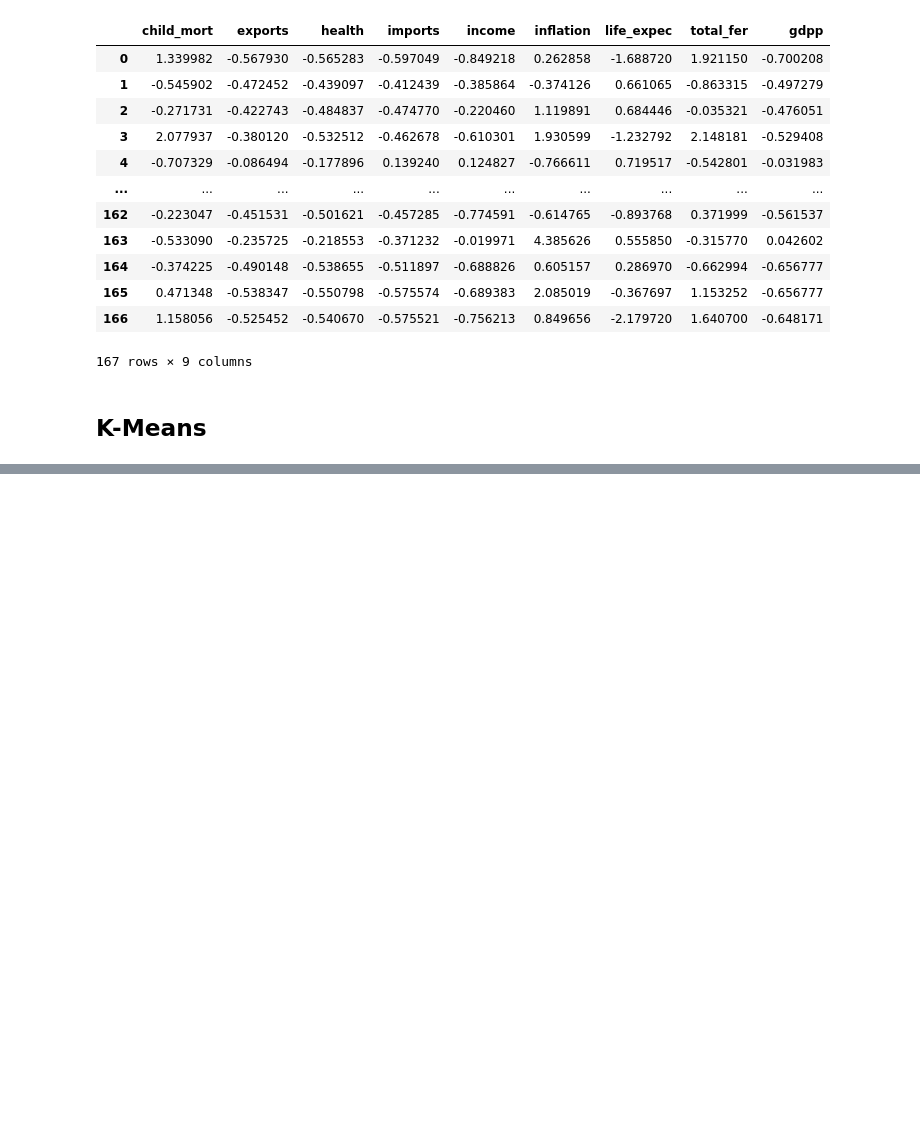
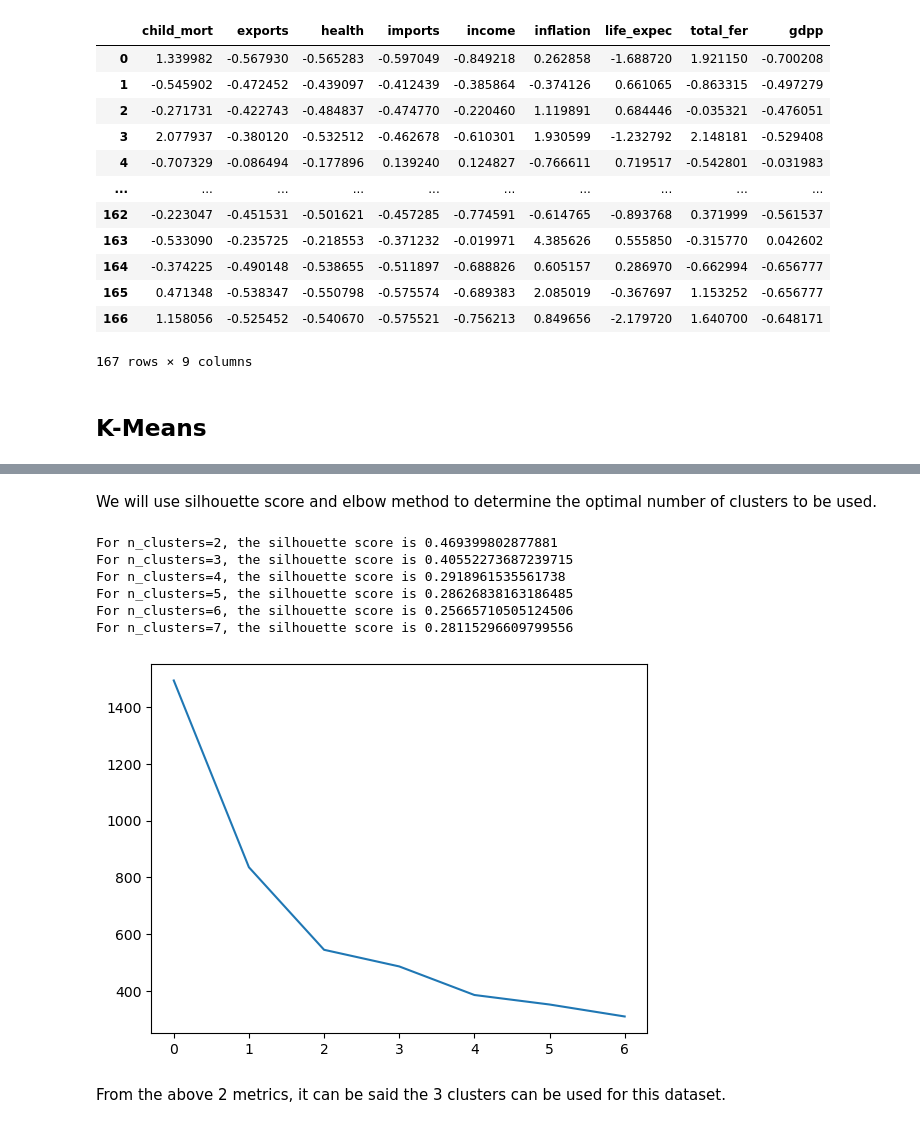
Before and after one commit to Sumay010306/GIT3-MRM, a Jupyter notebook: TASK-10.ipynb, the cells around one changed output, grey strips where cells are left out. Drawn from its saved outputs; the diff is of its cells as text; code cells hidden in the pictures; blank space fills up the shorter version.

Commit message:
Performing KNN, KMeans and Hierarchical Clustering on the given dataset

```diff
--- a/TASK-10.ipynb
+++ b/TASK-10.ipynb
@@ -644,3 +644,6 @@ df
 167 rows × 9 columns
 # %% [markdown]
 ## K-Means
+# %%
+def euclidean_distance(x1, x2):
+    return np.sqrt(np.sum((x1-x2)**2))
@@ -646,0 +725,3 @@ df
+# %%
+df=df.to_numpy()
+df
@@ -646,0 +742,2 @@ df
+# %% [markdown]
+We will use silhouette score and elbow method to determine the optimal number of clusters to be used.
@@ -646,0 +779,38 @@ df
+# %%
+#Using silhouette score to evaluate optimal number of clusters
+for num_clusters in list(range(2,8)):
+    kmeans=KMeans(K=num_clusters, max_iters=150)
+    labels=kmeans.predict(df)
+    silhouette_avg=silhouette_score(df, labels)
+    print("For n_clusters={0}, the silhouette score is {1}".format(num_clusters, silhouette_avg))
+# %% [output]
+For n_clusters=2, the silhouette score is 0.469399802877881
+For n_clusters=3, the silhouette score is 0.40552273687239715
+For n_clusters=4, the silhouette score is 0.2918961535561738
+For n_clusters=5, the silhouette score is 0.28626838163186485
+For n_clusters=6, the silhouette score is 0.25665710505124506
+For n_clusters=7, the silhouette score is 0.28115296609799556
+# %%
+def elbow_method(X, max_k):
+    def calculate_ssd(X, centroids, labels):
+        ssd = 0
+        for i, centroid in enumerate(centroids):
+            cluster_points = X[labels == i]
+            ssd += np.sum([euclidean_distance(point, centroid) ** 2 for point in cluster_points])
+        return ssd
+    ssd_list = []
+    for k in range(1, max_k + 1):
+        l = KMeans(K=k, max_iters=150)
+        labels=l.predict(df)
+        centroids=l.centroids
+        ssd = calculate_ssd(X, centroids, labels)
+        ssd_list.append(ssd)
+
+    plt.plot(ssd_list)
+# %%
+#Using elbow method to determine the optimal number of clusters
+elbow_method(df, 7)
+# %% [output]
+[figure, added]
+# %% [markdown]
+From the above 2 metrics, it can be said the 3 clusters can be used for this dataset.
```
Also changed, not shown: parts of 16 cells of this notebook.
